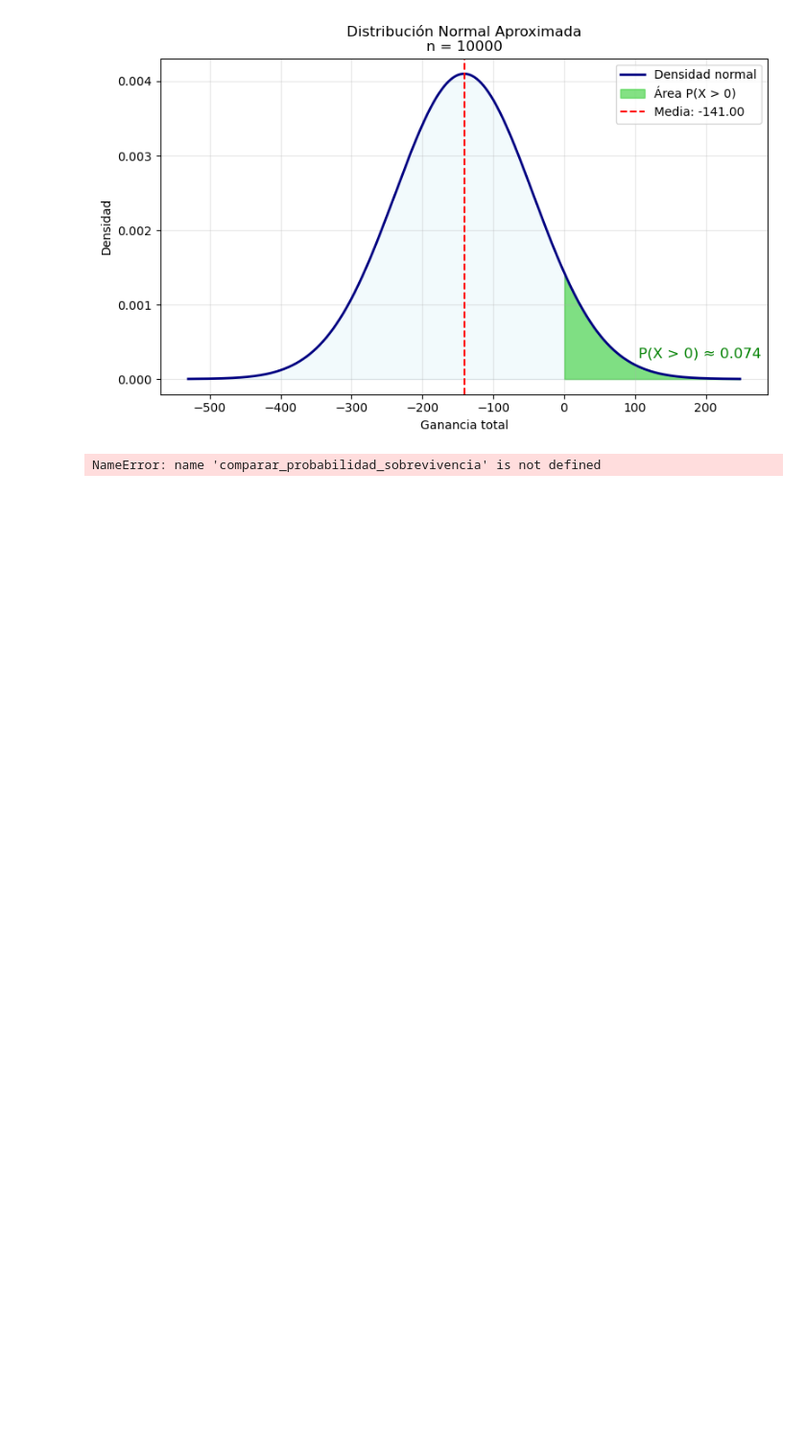
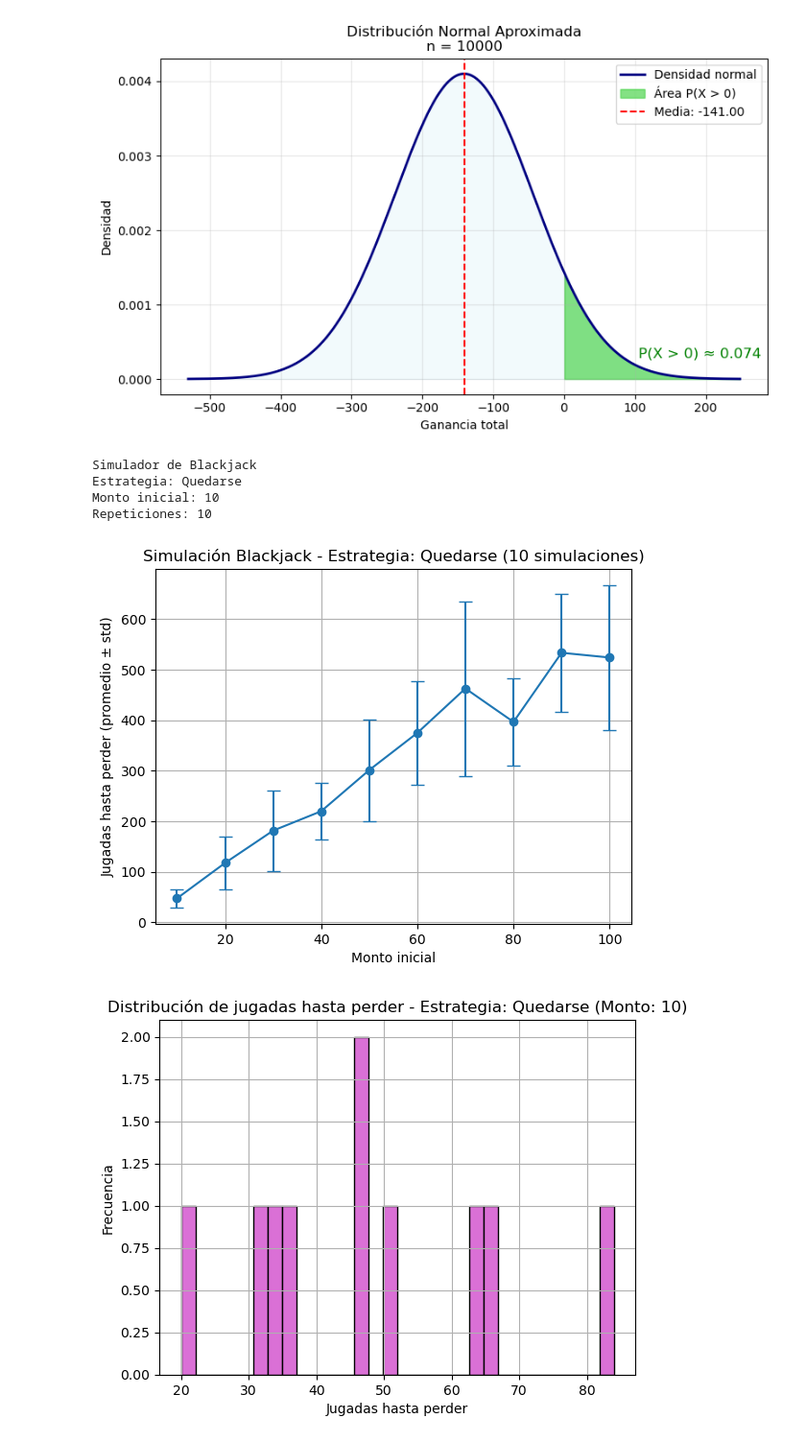
Before and after one commit to JEIKEL195/Proyecto_CA_0305, a Jupyter notebook: cod/Python/__main__.ipynb, the cells around one changed output. Shown: that part at 96% size. Drawn from its saved outputs; the diff is of its cells as text; code cells hidden in the pictures; blank space fills up the shorter version.

```diff
--- a/cod/Python/__main__.ipynb
+++ b/cod/Python/__main__.ipynb
@@ -222,9 +222,17 @@ apuesta.graficar_normal_con_probabilidad_positiva(10000)
 # %% [output]
 [figure]
 # %%
-blackjack
-comparar_probabilidad_sobrevivencia(repeticiones = 50)
-ejecutar_simulaciones(estrategia = 'como casa')
-comparar_estrategias(repeticiones = 50)
+from FuncionesBlackJack import ejecutar_simulacion
+from FuncionesBlackJack import comparar_estrategias
+from FuncionesBlackJack import comparar_probabilidad_sobrevivencia
+
+ejecutar_simulacion(repeticiones = 10)
+comparar_estrategias(repeticiones = 10)
+comparar_probabilidad_sobrevivencia(repeticiones = 10)
 # %% [output]
-NameError: name 'comparar_probabilidad_sobrevivencia' is not defined
+Simulador de Blackjack
+Estrategia: Quedarse
+Monto inicial: 10
+Repeticiones: 10
+[figure, added]
+[figure, added]
```
Also changed, not shown: parts of 1 cell of this notebook.
